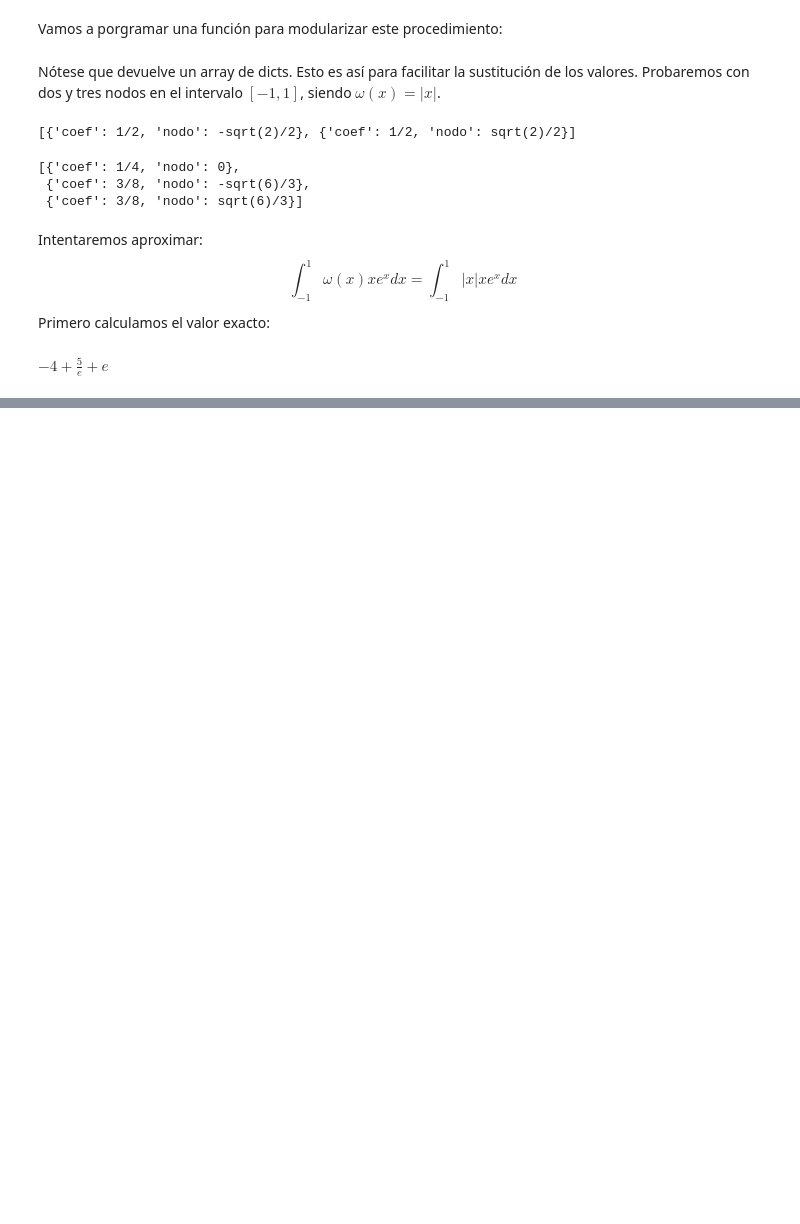
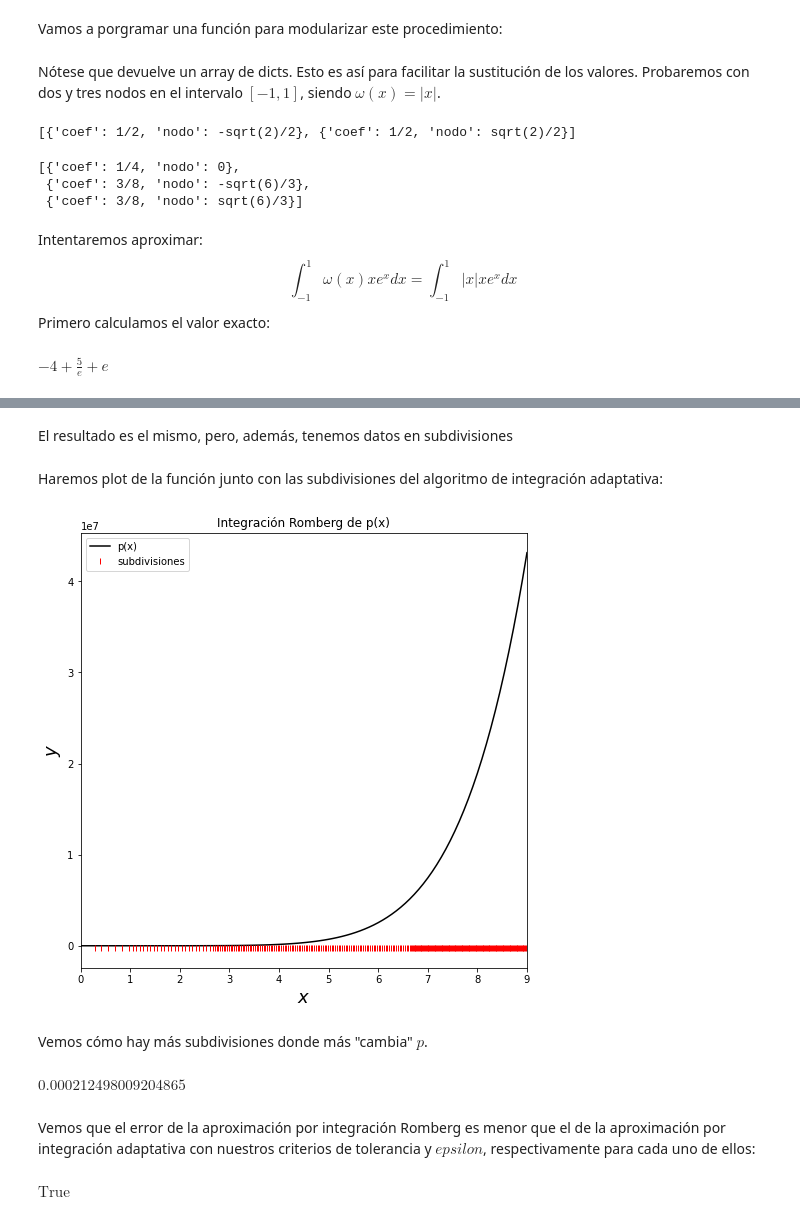
Before and after one commit to danieeeld2/DGIIM, a Jupyter notebook: Tercero/2 Cuatrimestre/MNII/Prácticas/Practica2/Ejercicios.ipynb, the cells around one changed output, grey strips where cells are left out. Drawn from its saved outputs; the diff is of its cells as text; code cells hidden in the pictures; blank space fills up the shorter version.

```diff
--- a/Tercero/2 Cuatrimestre/MNII/Prácticas/Practica2/Ejercicios.ipynb
+++ b/Tercero/2 Cuatrimestre/MNII/Prácticas/Practica2/Ejercicios.ipynb
@@ -469,0 +508,4 @@ valores_aproximados[3] = evaluar_gauss(f, ng3).evalf()
+# %%
+a, b = 0, 9
+def p(x):
+    return 4+9*x+6*x**2+1*x**3+7*x**4+1*x**5+0*x**6+9*x**7
@@ -469,0 +596,11 @@ valores_aproximados[3] = evaluar_gauss(f, ng3).evalf()
+# %%
+subdivisiones = []
+def integracion_adaptativa_s(f, a, b, e=10**(-3)):
+    global subdivisiones
+    m = (a+b)/2
+    s = formula_simpson(f, a, m) + formula_simpson(f, m, b)
+    if ( abs(s-formula_simpson(f, a, b)) < 10*e ):
+        return s
+    else:
+        subdivisiones.append(m)
+        return integracion_adaptativa_s(f, a, m, e/2) + integracion_adaptativa_s(f, m, b, e/2)
@@ -469,0 +631,33 @@ valores_aproximados[3] = evaluar_gauss(f, ng3).evalf()
+# %% [markdown]
+El resultado es el mismo, pero, además, tenemos datos en subdivisiones
+# %% [markdown]
+Haremos plot de la función junto con las subdivisiones del algoritmo de integración adaptativa:
+# %%
+nxx = 100
+xx = np.linspace(float(a),float(b),nxx)
+yy = p(xx)
+fig,ax = plt.subplots(figsize=(8,8))
+ax.plot(xx,yy,'k',label='p(x)')
+for subd in subdivisiones:
+    ax.plot(subd,-12**5,'r|')
+ax.plot(-1,0,'r|', label='subdivisiones')
+ax.legend(loc='upper left')
+ax.set_xlim([a,b])
+ax.set_xlabel('$x$',fontsize=18)
+ax.set_ylabel('$y$',fontsize=18)
+ax.set_title('Integración Romberg de p(x)');
+# %% [output]
+[figure, added]
+# %% [markdown]
+Vemos cómo hay más subdivisiones donde más "cambia" $p$.
+# %%
+error_adaptativa = abs(valor_exacto - valor_aproximado)
+error_adaptativa
+# %% [output]
+$\displaystyle 0.000212498009204865$
+# %% [markdown]
+Vemos que el error de la aproximación por integración Romberg es menor que el de la aproximación por integración adaptativa con nuestros criterios de tolerancia y $epsilon$, respectivamente para cada uno de ellos:
+# %%
+error_romberg < error_adaptativa
+# %% [output]
+$\displaystyle \text{True}$
```
Also changed, not shown: parts of 28 cells of this notebook, 25 other files.
